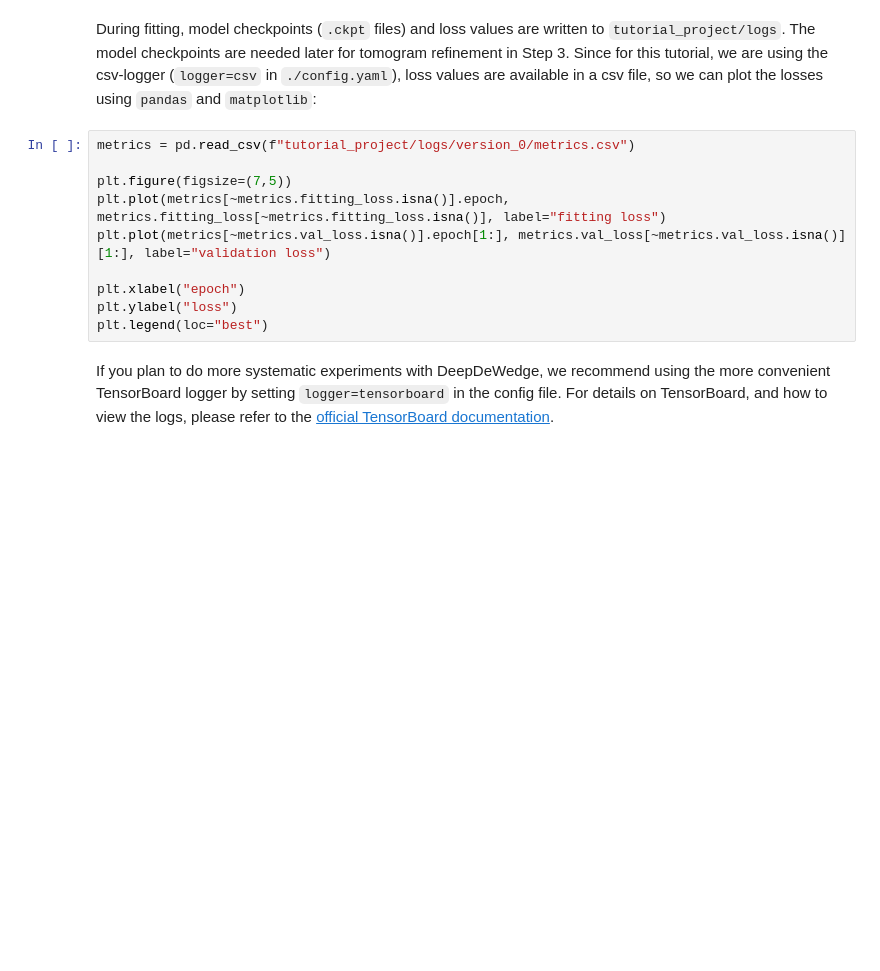
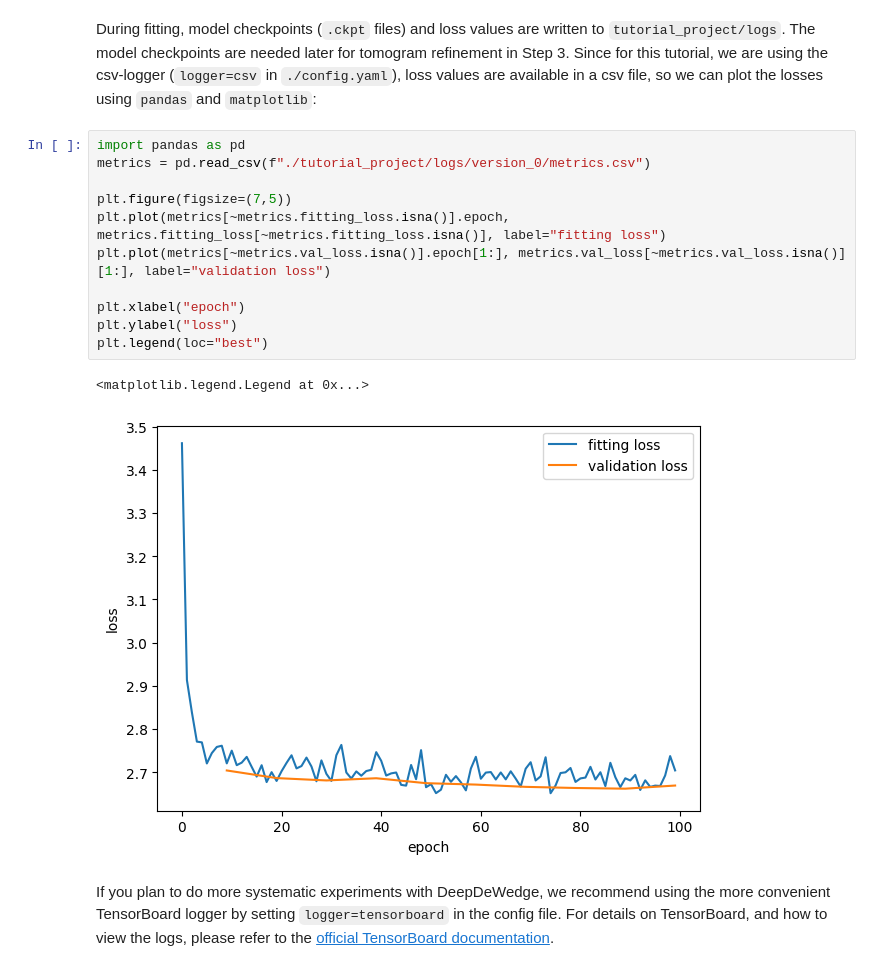
Before and after one commit to omidvarnia/DeepDeWedge, a Jupyter notebook: tutorial/Step2:ModelFitting.ipynb, the cells around one changed output. Drawn from its saved outputs; the diff is of its cells as text; blank space fills up the shorter version.

```diff
--- a/tutorial/Step2:ModelFitting.ipynb
+++ b/tutorial/Step2:ModelFitting.ipynb
@@ -24,15 +42,19 @@ You may want to check reconstructions during model fitting using intermediate ch
 # %% [markdown]
 During fitting, model checkpoints (`.ckpt` files) and loss values are written to `tutorial_project/logs`. The model checkpoints are needed later for tomogram refinement in Step 3. Since for this tutorial, we are using the csv-logger (`logger=csv` in `./config.yaml`), loss values are available in a csv file, so we can plot the losses using `pandas` and `matplotlib`:
 # %%
-metrics = pd.read_csv(f"tutorial_project/logs/version_0/metrics.csv")
+import pandas as pd
+metrics = pd.read_csv(f"./tutorial_project/logs/version_0/metrics.csv")
 
 plt.figure(figsize=(7,5))
 plt.plot(metrics[~metrics.fitting_loss.isna()].epoch, metrics.fitting_loss[~metrics.fitting_loss.isna()], label="fitting loss")
 plt.plot(metrics[~metrics.val_loss.isna()].epoch[1:], metrics.val_loss[~metrics.val_loss.isna()][1:], label="validation loss")
 
 plt.xlabel("epoch")
 plt.ylabel("loss")
 plt.legend(loc="best")
+# %% [output]
+<matplotlib.legend.Legend at 0x...>
+[figure, added]
 # %% [markdown]
 If you plan to do more systematic experiments with DeepDeWedge, we recommend using the more convenient TensorBoard logger by setting `logger=tensorboard` in the config file. For details on TensorBoard, and how to view the logs, please refer to the [official TensorBoard documentation](https://www.tensorflow.org/tensorboard/get_started).
 # %% [markdown]
```
Also changed, not shown: parts of 1 cell of this notebook, 7 other files.
